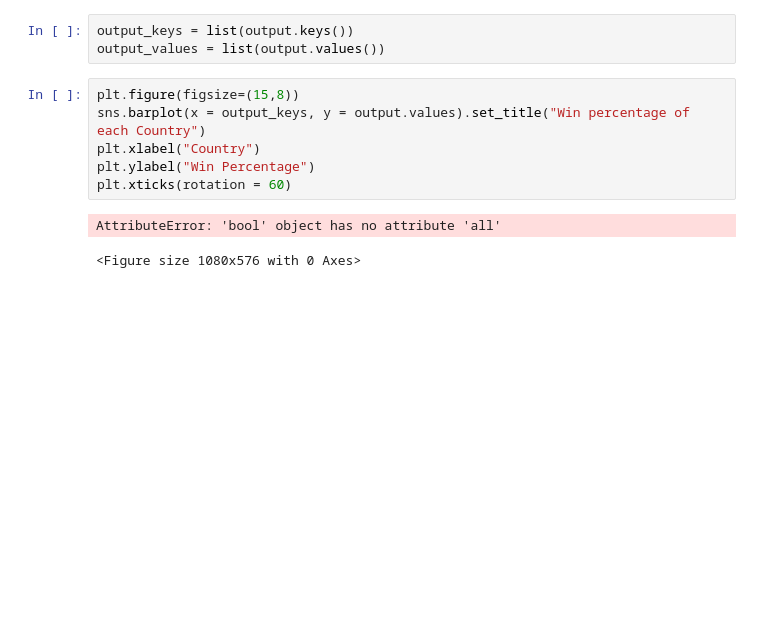
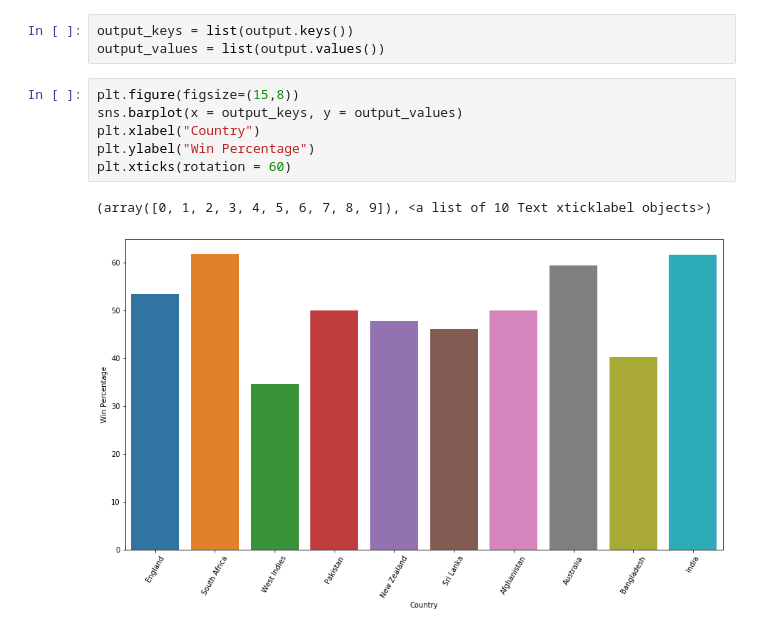
Before and after one commit to singhmanishh/WorldCup2019_Prediction, a Jupyter notebook: DataExploration.ipynb, the cells around one changed output. Cells and saved outputs as stored; diff of their text form; blank space fills up the shorter version.

```diff
--- a/DataExploration.ipynb
+++ b/DataExploration.ipynb
@@ -113,10 +113,10 @@ output_keys = list(output.keys())
 output_values = list(output.values())
 # %%
 plt.figure(figsize=(15,8))
-sns.barplot(x = output_keys, y = output.values).set_title("Win percentage of each Country")
+sns.barplot(x = output_keys, y = output_values)
 plt.xlabel("Country")
 plt.ylabel("Win Percentage")
 plt.xticks(rotation = 60)
 # %% [output]
-AttributeError: 'bool' object has no attribute 'all'
+(array([0, 1, 2, 3, 4, 5, 6, 7, 8, 9]), <a list of 10 Text xticklabel objects>)
-<Figure size 1080x576 with 0 Axes>
+[figure, added]
```
